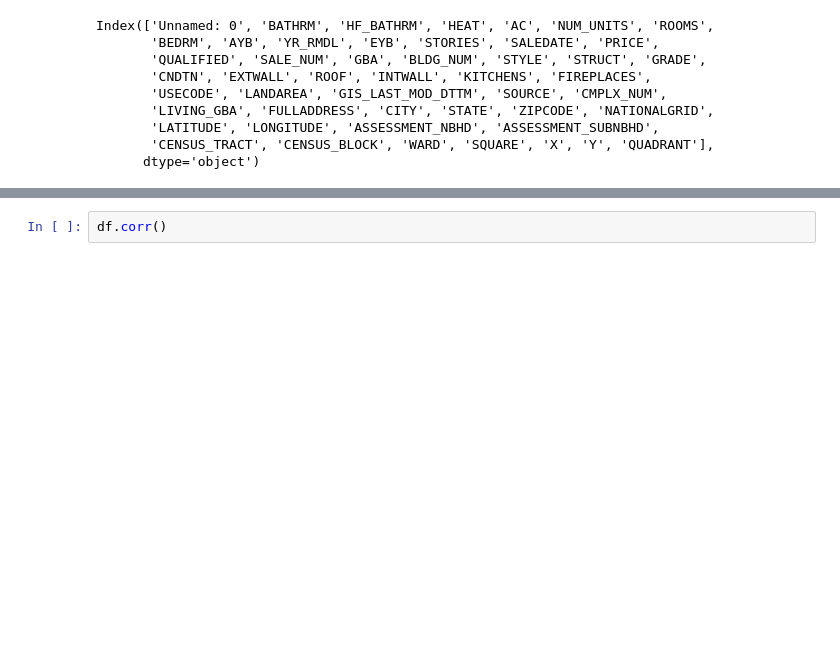
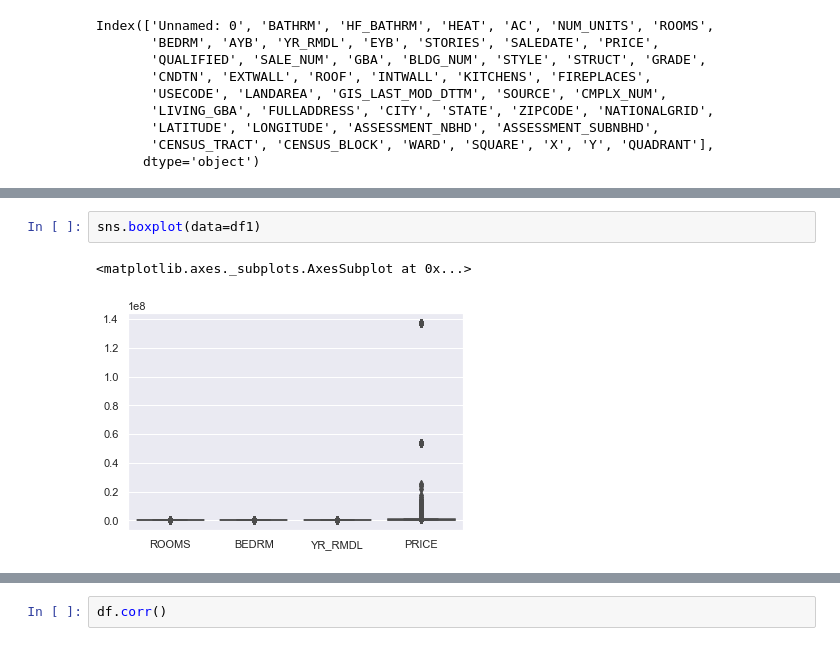
Before and after one commit to ekudawoo/Essi-space, a Jupyter notebook: Essi's Project1.ipynb, the cells around one changed output, grey strips where cells are left out. Cells and saved outputs as stored; diff of their text form; blank space fills up the shorter version.

```diff
--- a/Essi's Project1.ipynb
+++ b/Essi's Project1.ipynb
@@ -84,0 +66,5 @@ df.dropna(axis=1, how='all')
+# %%
+sns.boxplot(data=df1)
+# %% [output]
+<matplotlib.axes._subplots.AxesSubplot at 0x...>
+[figure, added]
```
Also changed, not shown: parts of 8 cells of this notebook.
